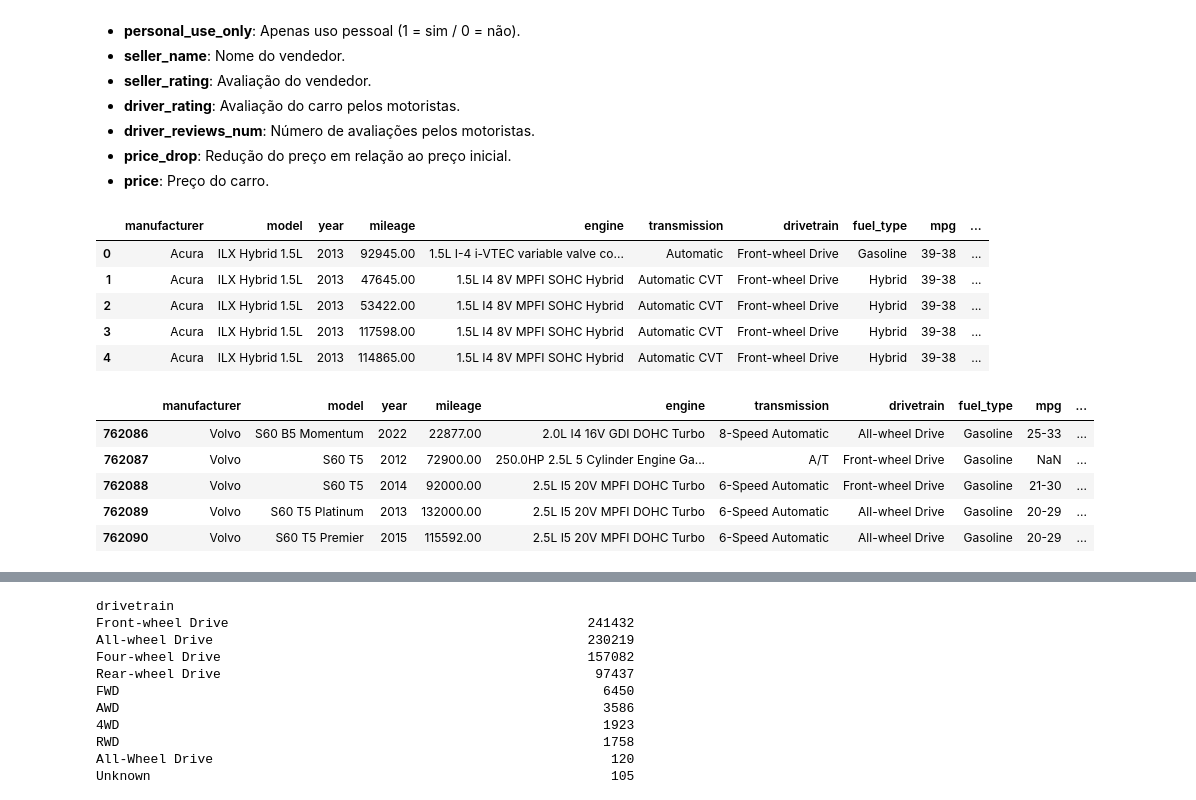
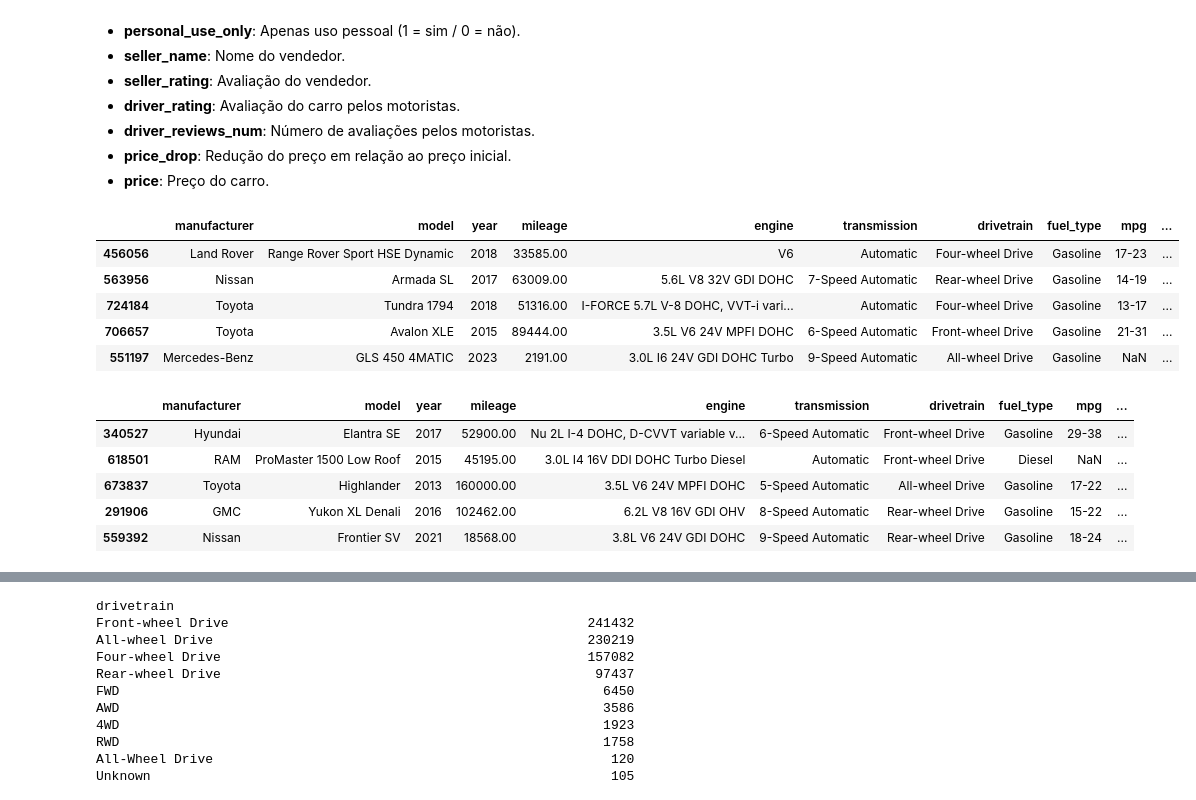
Before and after one commit to BaRobles/Compass_Data_Science, a Jupyter notebook: Sprint-2/Sprint 2.ipynb, the cells around one changed output, grey strips where cells are left out. Saved outputs shown, nothing was run; the diff lists cells and outputs as text; code cells hidden in the pictures.

```diff
--- a/Sprint-2/Sprint 2.ipynb
+++ b/Sprint-2/Sprint 2.ipynb
@@ -29,22 +29,25 @@ import numpy as np
 import matplotlib.pyplot as plt
 import seaborn as sns
 # %%
-training_set = pd.read_csv('cars.csv')
+df = pd.read_csv('cars.csv')
+# %%
+# colhendo a amostra
+cars_df = df.sample(frac=0.25, random_state=1)
 # %%
-training_set.head()
+cars_df.head()
 # %% [output]
 |  | manufacturer | model | year | mileage | engine | transmission | drivetrain | fuel_type | mpg | ... |
-| 0 | Acura | ILX Hybrid 1.5L | 2013 | 92945.00 | 1.5L I-4 i-VTEC variable valve co... | Automatic | Front-wheel Drive | Gasoline | 39-38 | ... |
-| 1 | Acura | ILX Hybrid 1.5L | 2013 | 47645.00 | 1.5L I4 8V MPFI SOHC Hybrid | Automatic CVT | Front-wheel Drive | Hybrid | 39-38 | ... |
-| 2 | Acura | ILX Hybrid 1.5L | 2013 | 53422.00 | 1.5L I4 8V MPFI SOHC Hybrid | Automatic CVT | Front-wheel Drive | Hybrid | 39-38 | ... |
-| 3 | Acura | ILX Hybrid 1.5L | 2013 | 117598.00 | 1.5L I4 8V MPFI SOHC Hybrid | Automatic CVT | Front-wheel Drive | Hybrid | 39-38 | ... |
-| 4 | Acura | ILX Hybrid 1.5L | 2013 | 114865.00 | 1.5L I4 8V MPFI SOHC Hybrid | Automatic CVT | Front-wheel Drive | Hybrid | 39-38 | ... |
+| 456056 | Land Rover | Range Rover Sport HSE Dynamic | 2018 | 33585.00 | V6 | Automatic | Four-wheel Drive | Gasoline | 17-23 | ... |
+| 563956 | Nissan | Armada SL | 2017 | 63009.00 | 5.6L V8 32V GDI DOHC | 7-Speed Automatic | Rear-wheel Drive | Gasoline | 14-19 | ... |
+| 724184 | Toyota | Tundra 1794 | 2018 | 51316.00 | I-FORCE 5.7L V-8 DOHC, VVT-i vari... | Automatic | Four-wheel Drive | Gasoline | 13-17 | ... |
+| 706657 | Toyota | Avalon XLE | 2015 | 89444.00 | 3.5L V6 24V MPFI DOHC | 6-Speed Automatic | Front-wheel Drive | Gasoline | 21-31 | ... |
+| 551197 | Mercedes-Benz | GLS 450 4MATIC | 2023 | 2191.00 | 3.0L I6 24V GDI DOHC Turbo | 9-Speed Automatic | All-wheel Drive | Gasoline | NaN | ... |
 # %%
-training_set.tail()
+cars_df.tail()
 # %% [output]
 |  | manufacturer | model | year | mileage | engine | transmission | drivetrain | fuel_type | mpg | ... |
-| 762086 | Volvo | S60 B5 Momentum | 2022 | 22877.00 | 2.0L I4 16V GDI DOHC Turbo | 8-Speed Automatic | All-wheel Drive | Gasoline | 25-33 | ... |
-| 762087 | Volvo | S60 T5 | 2012 | 72900.00 | 250.0HP 2.5L 5 Cylinder Engine Ga... | A/T | Front-wheel Drive | Gasoline | NaN | ... |
-| 762088 | Volvo | S60 T5 | 2014 | 92000.00 | 2.5L I5 20V MPFI DOHC Turbo | 6-Speed Automatic | Front-wheel Drive | Gasoline | 21-30 | ... |
-| 762089 | Volvo | S60 T5 Platinum | 2013 | 132000.00 | 2.5L I5 20V MPFI DOHC Turbo | 6-Speed Automatic | All-wheel Drive | Gasoline | 20-29 | ... |
-| 762090 | Volvo | S60 T5 Premier | 2015 | 115592.00 | 2.5L I5 20V MPFI DOHC Turbo | 6-Speed Automatic | All-wheel Drive | Gasoline | 20-29 | ... |
+| 340527 | Hyundai | Elantra SE | 2017 | 52900.00 | Nu 2L I-4 DOHC, D-CVVT variable v... | 6-Speed Automatic | Front-wheel Drive | Gasoline | 29-38 | ... |
+| 618501 | RAM | ProMaster 1500 Low Roof | 2015 | 45195.00 | 3.0L I4 16V DDI DOHC Turbo Diesel | Automatic | Front-wheel Drive | Diesel | NaN | ... |
+| 673837 | Toyota | Highlander | 2013 | 160000.00 | 3.5L V6 24V MPFI DOHC | 5-Speed Automatic | All-wheel Drive | Gasoline | 17-22 | ... |
+| 291906 | GMC | Yukon XL Denali | 2016 | 102462.00 | 6.2L V8 16V GDI OHV | 8-Speed Automatic | Rear-wheel Drive | Gasoline | 15-22 | ... |
+| 559392 | Nissan | Frontier SV | 2021 | 18568.00 | 3.8L V6 24V GDI DOHC | 9-Speed Automatic | Rear-wheel Drive | Gasoline | 18-24 | ... |
```
Also changed, not shown: parts of 20 cells of this notebook.
